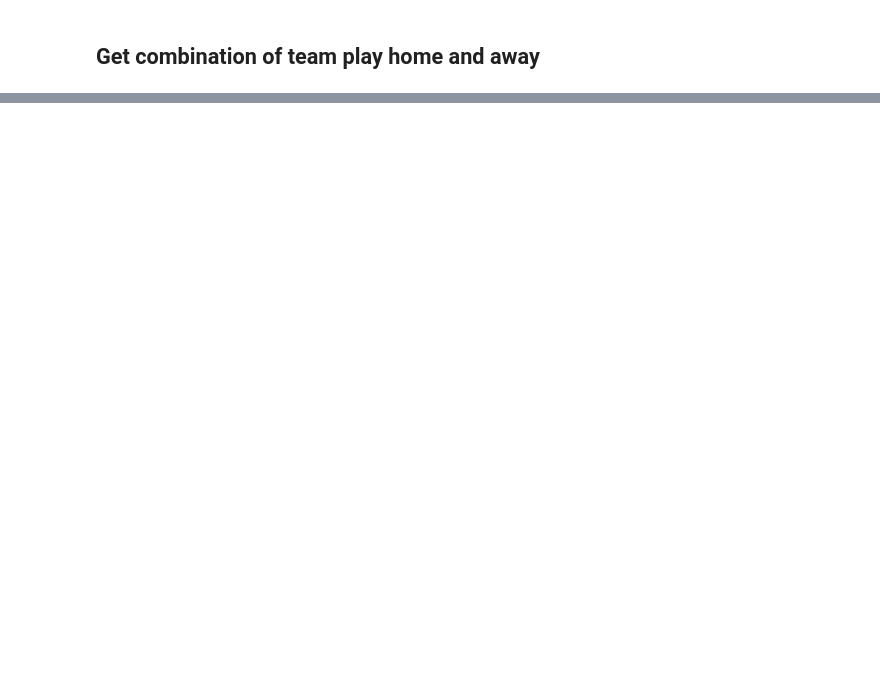
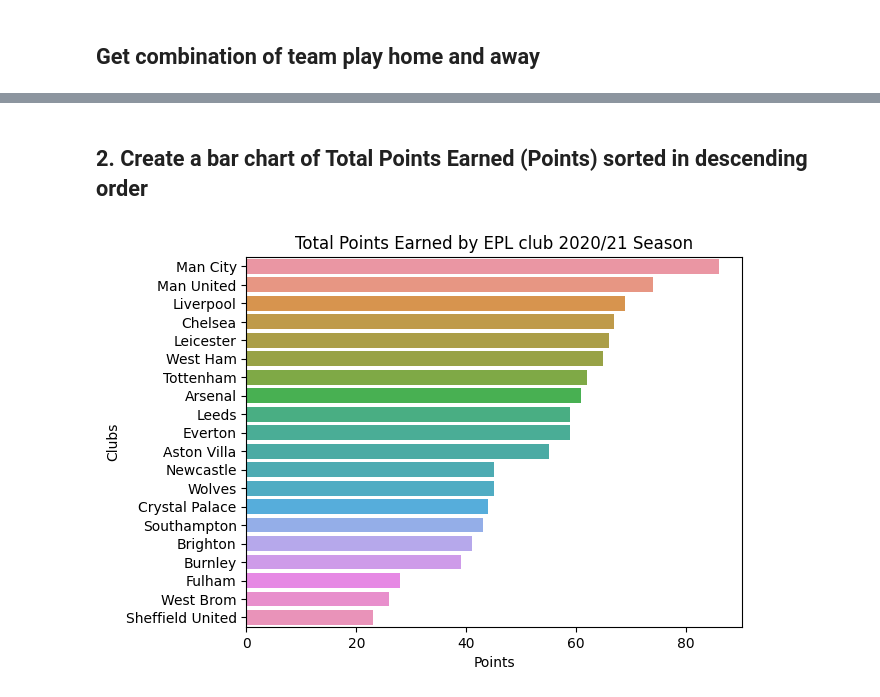
Before and after one commit to LuckyEjenaviSalomi/Data-Scientist, a Jupyter notebook: epl-data-analysis.ipynb, the cells around one changed output, grey strips where cells are left out. Saved outputs shown, nothing was run; the diff lists cells and outputs as text; code cells hidden in the pictures; blank space fills up the shorter version.

Commit message:
Kaggle Notebook | EPL Data Analysis | Version 10

```diff
--- a/epl-data-analysis.ipynb
+++ b/epl-data-analysis.ipynb
@@ -53,3 +144,13 @@ new_data.head()
+# %%
+def get_total_points_earned(team: str):
+  df = get_featured_games(team)
+  df_win = df[df['Win_Team'] == team]
+  win_points = df_win['HomePoints'] + df_win['AwayPoints']
+
+  df_draw = df[df['Game_Status'] == 'Draw']
+  draw_points = df_draw['HomePoints']
+
+  return win_points.sum() + draw_points.sum()
 # %% [markdown]
 ## Get combination of team play home and away
 # %%
@@ -74,0 +160,20 @@ table.head()
+# %%
+table = pd.DataFrame(zip(clubs.value_counts().index,
+                         clubs.value_counts().values), columns=['club', 'played'])
+
+# Add other columns as placeholders
+other_columns = ["Won", "Drawn", "Lost", "GF", "GA", "GD", "Points"]
+for col in other_columns:
+    table[col] = 0
+
+table['Won'] = table.apply(lambda x: get_win_loss_draw_count(x['club'], 'Win'), axis=1)
+table['Drawn'] = table.apply(lambda x: get_win_loss_draw_count(x['club'], 'Draw'), axis=1)
+table['Lost'] = table.apply(lambda x: get_win_loss_draw_count(x['club'], 'Loss'), axis=1)
+table['GF'] = table.apply(lambda x: get_goals_scored(x['club'], 'GF'), axis=1)
+table['GA'] = table.apply(lambda x: get_goals_scored(x['club'], 'GA'), axis=1)
+table['GD'] = table['GF'] - table['GA']
+table['Points'] = table.apply(lambda x: get_total_points_earned(x['club']), axis=1)
+table.sort_values(by="Points", ascending=False, inplace=True)
+table.reset_index(inplace=True)
+table.drop(columns=['index'], axis=1, inplace=True)
+table
@@ -74,0 +198,13 @@ table.head()
+# %% [markdown]
+## 2. Create a bar chart of Total Points Earned (Points) sorted in descending order
+# %%
+def plot_bar(x: str, title: str, x_label: str, y_label: str="Clubs", y: str='club', data_=table):
+    ax = sns.barplot(data=data_, x=x, y=y)
+    ax.set(title=title)
+    plt.ylabel(y_label)
+    plt.xlabel(x_label)
+    plt.show()
+# %%
+plot_bar('Points', 'Total Points Earned by EPL club 2020/21 Season', 'Points')
+# %% [output]
+[figure, added]
```
Also changed, not shown: parts of 20 cells of this notebook.
